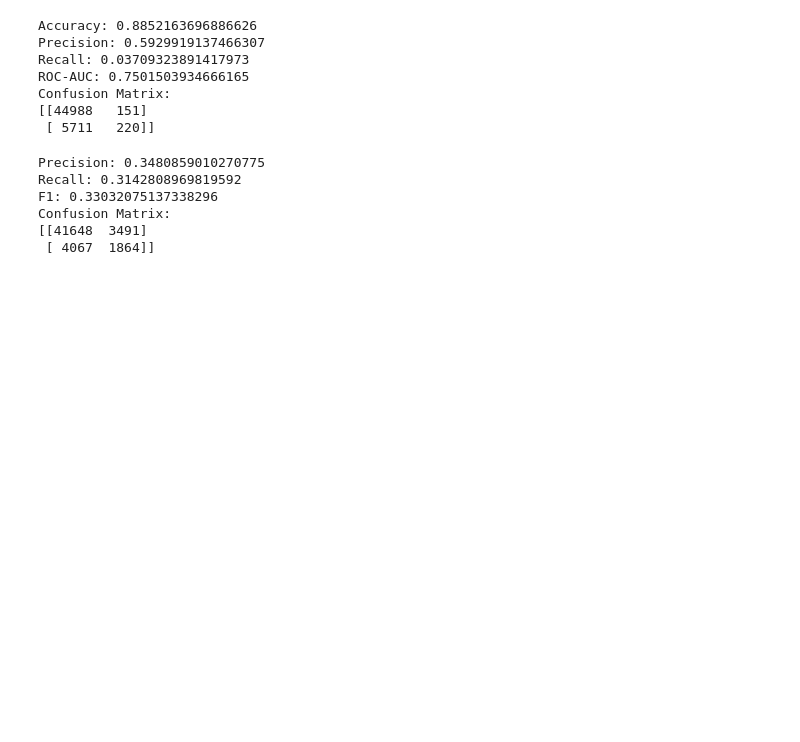
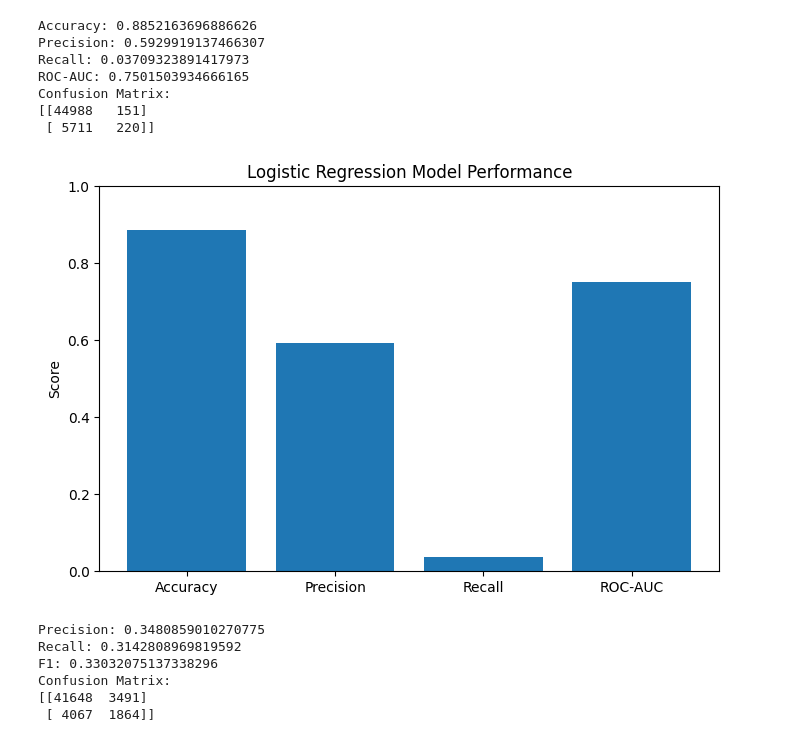
Before and after one commit to srikard727/loan-defaulter, a Jupyter notebook: Untitled.ipynb, the cells around one changed output. Saved outputs shown, nothing was run; the diff lists cells and outputs as text; code cells hidden in the pictures; blank space fills up the shorter version.

```diff
--- a/Untitled.ipynb
+++ b/Untitled.ipynb
@@ -273,4 +283,28 @@ ROC-AUC: 0.7501503934666165
 Confusion Matrix:
 [[44988   151]
  [ 5711   220]]
+# %%
+import matplotlib.pyplot as plt
+from sklearn.metrics import accuracy_score, precision_score, recall_score, roc_auc_score
+
+accuracy = accuracy_score(y_test, y_pred)
+precision = precision_score(y_test, y_pred)
+recall = recall_score(y_test, y_pred)
+roc_auc = roc_auc_score(y_test, y_proba)
+
+metrics = {
+    "Accuracy": accuracy,
+    "Precision": precision,
+    "Recall": recall,
+    "ROC-AUC": roc_auc
+}
+
+plt.figure(figsize=(8, 5))
+plt.bar(metrics.keys(), metrics.values())
+plt.ylim(0, 1)
+plt.ylabel("Score")
+plt.title("Logistic Regression Model Performance")
+plt.show()
+# %% [output]
+[figure, added]
 # %%
```
Also changed, not shown: parts of 12 cells of this notebook.
